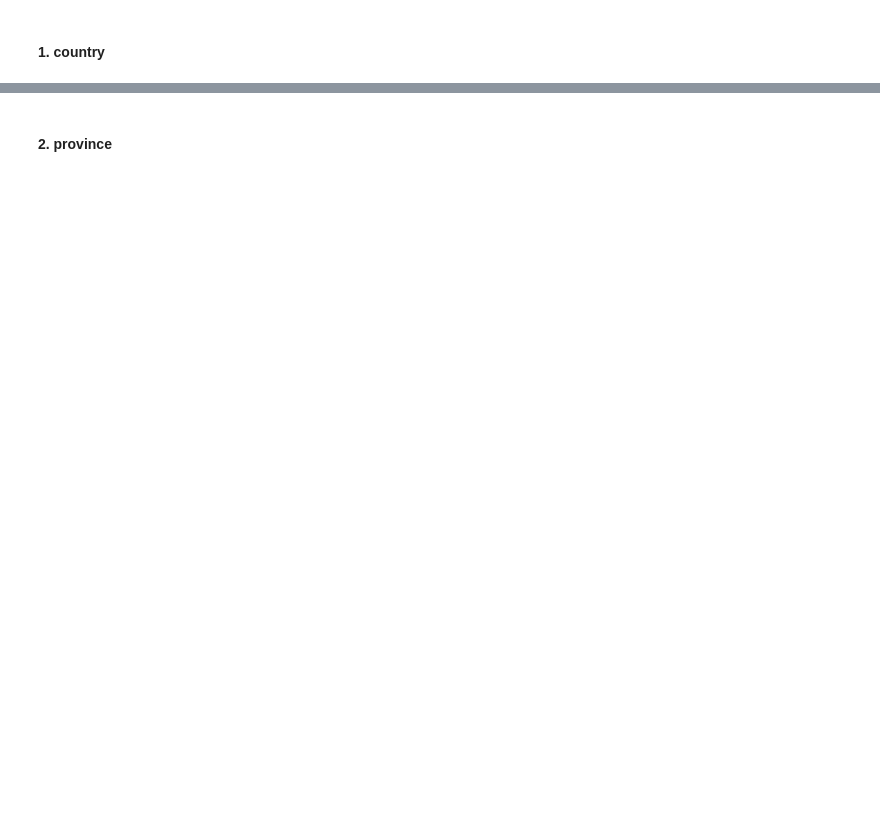
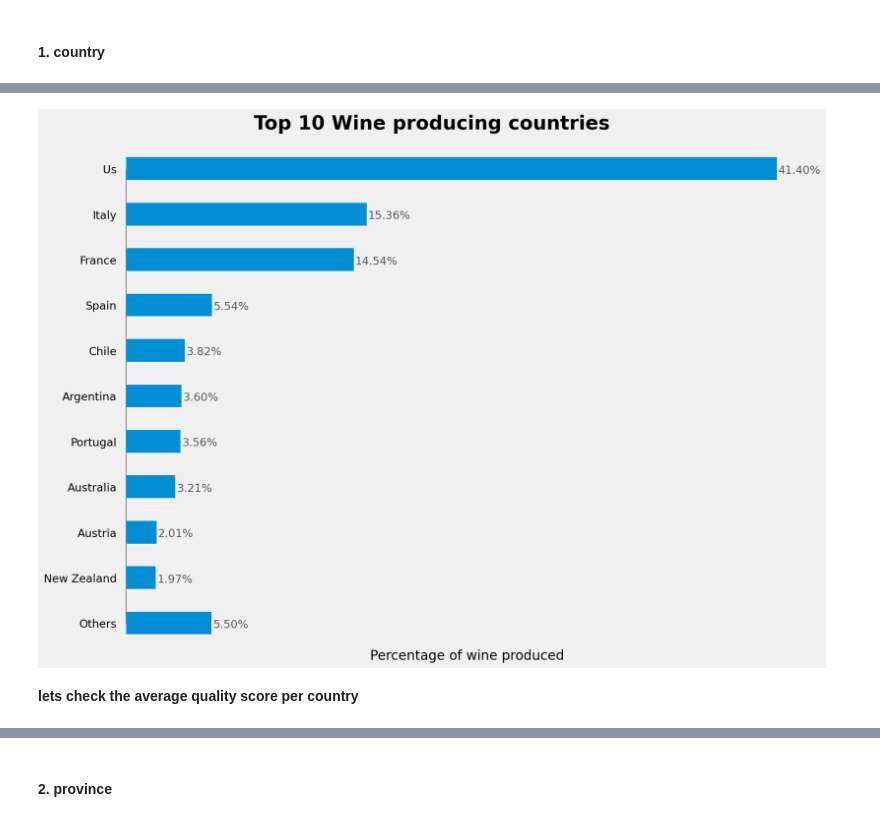
Before and after one commit to DeskDown/Regression_Wine_Reviews, a Jupyter notebook: Wine_Score_Regression.ipynb, the cells around one changed output, grey strips where cells are left out. Saved outputs shown, nothing was run; the diff lists cells and outputs as text; code cells hidden in the pictures; blank space fills up the shorter version.

```diff
--- a/Wine_Score_Regression.ipynb
+++ b/Wine_Score_Regression.ipynb
@@ -104,0 +292,40 @@ Name: country, dtype: int64
+# %%
+plt.figure(figsize= (14,10))
+n_larg = df_dev.country.value_counts().nlargest(10)
+mask = [x not in n_larg.index for x in df_dev.country.unique()]
+others = df_dev.country.value_counts()[mask]
+
+n_larg["Others"] = others.sum()
+
+n_larg[::-1].plot(kind= 'barh', xticks = [])
+
+for i, v in enumerate(n_larg[::-1]):
+    plt.text(v + 80, i - .1, f"{v/N *100:.2f}%", color='#555c63', fontweight='normal')
+
+plt.grid()
+
+
+title = "Top 10 Wine producing countries"
+l_x = "Percentage of wine produced"
+l_y = ''
+
+locs, labels = plt.yticks()  # Get the current locations and labels.
+labels = [l.get_text().title() for l in labels]
+plt.yticks(locs, labels)
+
+yax = plt.gca().get_yaxis()
+pad = 10
+yax.set_tick_params(pad=pad)
+
+plt.vlines(0,0,10, color = 'black')
+
+plt.suptitle(title, fontsize = 'xx-large')
+plt.xlabel(l_x)
+plt.ylabel(l_y)
+plt.tight_layout()
+plt.savefig("t10Countries.jpg", bbox_inches = 'tight', format = 'jpg')
+plt.show()
+# %% [output]
+[figure, added]
+# %% [markdown]
+__lets check the average quality score per country__
```
Also changed, not shown: parts of 161 cells of this notebook.
